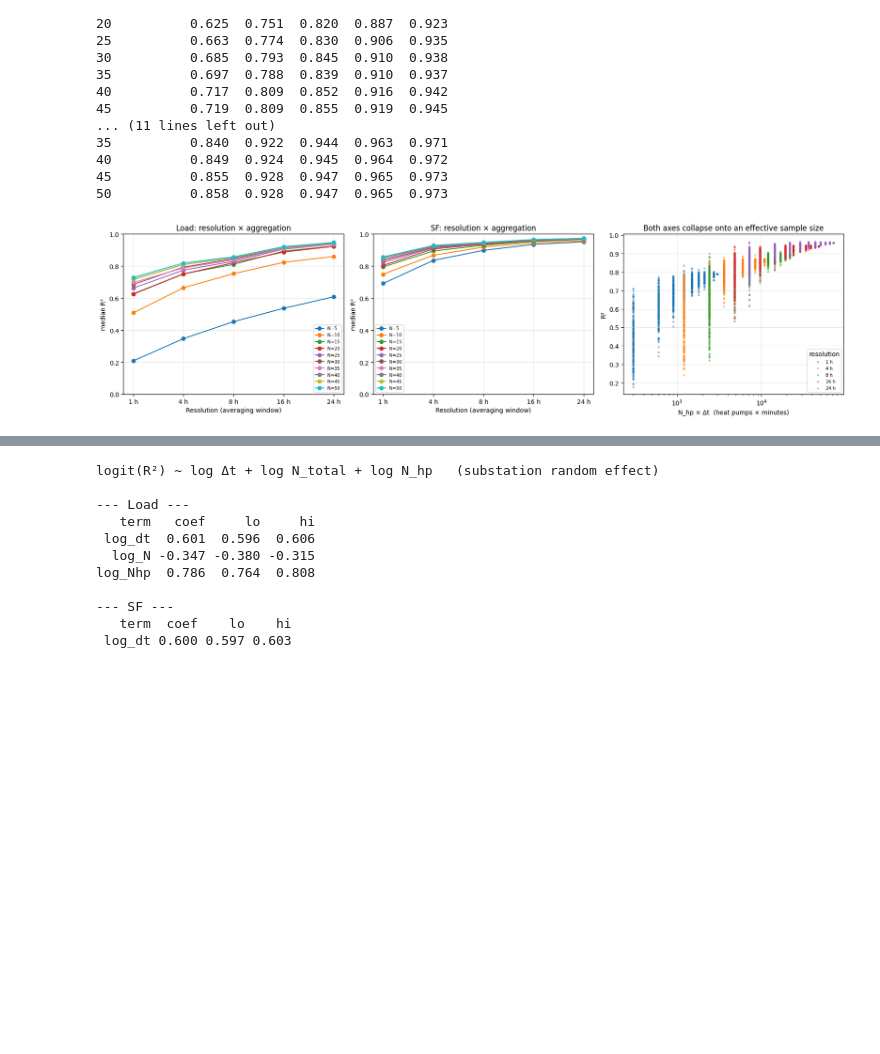
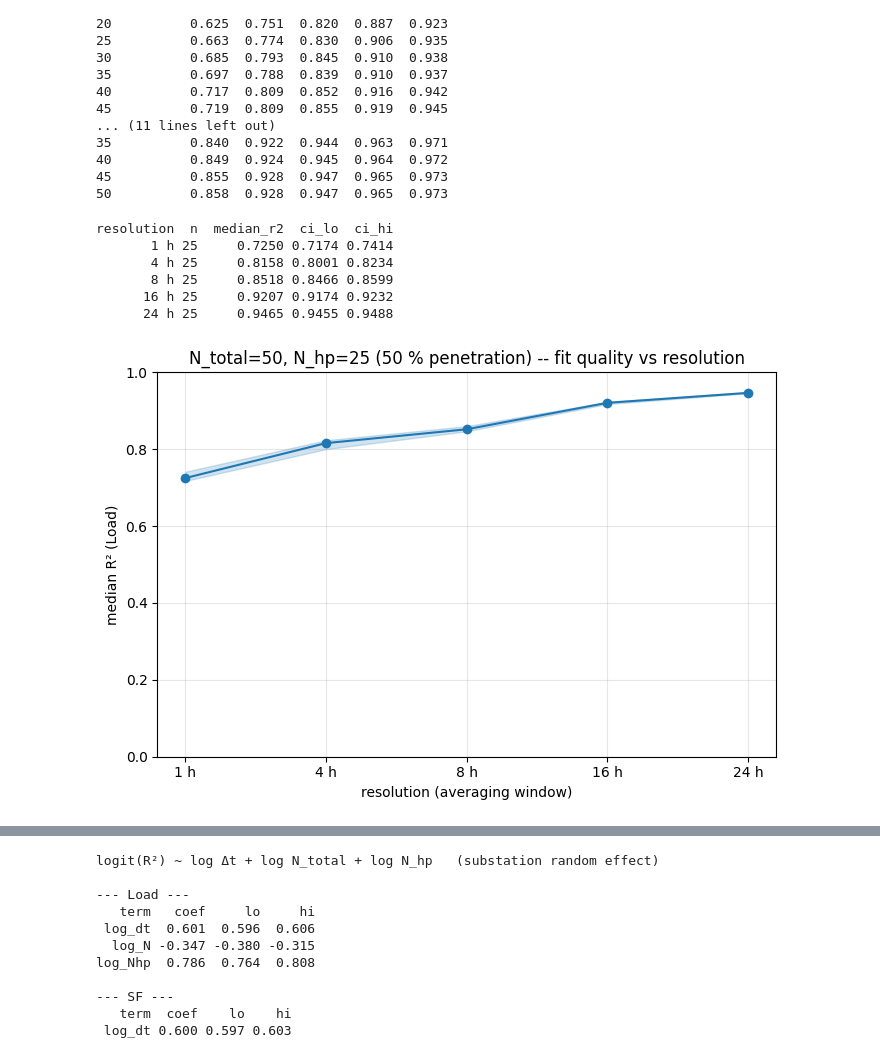
Before and after one commit to agouveia-kul/hp-sensitivity-paper, a Jupyter notebook: HeatPump_Hypotheses.ipynb, the cells around one changed output, grey strips where cells are left out. Saved outputs shown, nothing was run; the diff lists cells and outputs as text; code cells hidden in the pictures; blank space fills up the shorter version.

Commit message:
fit quality plots redone

```diff
--- a/HeatPump_Hypotheses.ipynb
+++ b/HeatPump_Hypotheses.ipynb
@@ -554,18 +830,20 @@ are not directly comparable in magnitude, only in what they can discriminate.
 # %%
-from hp_common import HDH_THRESH
-
 HDH_FITS_PATH = 'data/tri_hdh_fits.parquet'
 REFIT_HDH = False
 
 if REFIT_HDH or REFIT or REGENERATE_DESIGN:
-    hdh_full = ha.fit_hdh_all(design)
+    # each substation's own hockey-stick threshold, not one constant for all
+    _thresholds = d24.set_index('substation_id')['T_threshold']
+    hdh_full = ha.fit_hdh_all(design, thresholds=_thresholds)
     hdh_full.to_parquet(HDH_FITS_PATH)
 else:
     hdh_full = pd.read_parquet(HDH_FITS_PATH)
 hdh_fits = hdh_full[hdh_full.N_total <= TRIANGLE_MAX]
 
 hok = hdh_fits[~hdh_fits.failed]
-print(f'HDH base temperature: {HDH_THRESH:.1f} degC (from hp_common)')
+print(f'HDH base temperature, per substation: median {hok.hdh_threshold.median():.1f} '
+      f'degC, range {hok.hdh_threshold.min():.1f}-{hok.hdh_threshold.max():.1f} '
+      f'(borrowed from each substation own hockey-stick threshold)')
 print(f'{len(hdh_fits)} fits, {int(hdh_fits.failed.sum())} failed, '
       f'median R2 {hok.r2.median():.3f}')
 print(f'slope kW per degC.h : no heat pumps {hok[hok.N_hp == 0].slope.median():.4f}, '
@@ -847,30 +1160,28 @@ N_total
 45          0.855  0.928  0.947  0.965  0.973
 50          0.858  0.928  0.947  0.965  0.973
 # %%
-fig, axs = plt.subplots(1, 3, figsize=(17, 4.6))
+# Fixed (N_total, N_hp) at exactly 50 % penetration -- the largest such cell in
+# the triangle -- so resolution is the only thing varying. Band is a 95 %
+# percentile bootstrap CI of the median across the cell's 25 replicate
+# substations, not the spread between them.
+q_res = ha.quality_by_resolution(fits, 'Load', N_total=50, N_hp=25)
+print(q_res.round(4).to_string(index=False))
 
-for resp, ax in zip(['Load', 'SF'], axs[:2]):
-    grid = ha.quality_grid(fits, resp)
-    for n in grid.index:
-        ax.plot(range(len(grid.columns)), grid.loc[n], 'o-', label=f'N={n}')
-    ax.set_xticks(range(len(grid.columns)))
-    ax.set_xticklabels(grid.columns)
-    ax.set_xlabel('Resolution (averaging window)')
-    ax.set_ylabel('median R²')
-    ax.set_title(f'{resp}: resolution × aggregation')
-    ax.set_ylim(0, 1); ax.grid(alpha=.3); ax.legend(fontsize=7)
-
-# combined axis: effective sample size N_hp * dt
-ok = fits[(~fits.failed) & (fits.response == 'Load') & (fits.N_hp > 0)].copy()
-ok['neff'] = ok.N_hp * ok.dt_minutes
-for r in ha.LABELS:
-    s = ok[ok.resolution == r]
-    axs[2].scatter(s.neff, s.r2, s=6, alpha=.35, label=r)
-axs[2].set_xscale('log')
-axs[2].set_xlabel('N_hp × Δt  (heat pumps × minutes)')
-axs[2].set_ylabel('R²')
-axs[2].set_title('Both axes collapse onto an effective sample size')
-axs[2].grid(alpha=.3); axs[2].legend(fontsize=7, title='resolution')
+fig, ax = plt.subplots(figsize=(7, 4.8))
+x = range(len(q_res))
+ax.fill_between(x, q_res.ci_lo, q_res.ci_hi, alpha=.2, color='tab:blue')
+ax.plot(x, q_res.median_r2, 'o-', color='tab:blue')
+ax.set_xticks(list(x)); ax.set_xticklabels(q_res.resolution)
+ax.set_xlabel('resolution (averaging window)')
+ax.set_ylabel('median R² (Load)')
+ax.set_title('N_total=50, N_hp=25 (50 % penetration) -- fit quality vs resolution')
+ax.set_ylim(0, 1); ax.grid(alpha=.3)
 fig.tight_layout(); plt.show()
 # %% [output]
+resolution  n  median_r2  ci_lo  ci_hi
+       1 h 25     0.7250 0.7174 0.7414
+       4 h 25     0.8158 0.8001 0.8234
+       8 h 25     0.8518 0.8466 0.8599
+      16 h 25     0.9207 0.9174 0.9232
+      24 h 25     0.9465 0.9455 0.9488
-[figure, old version]
+[figure, new version]
```
Also changed, not shown: parts of 43 cells of this notebook, 15 other files.
